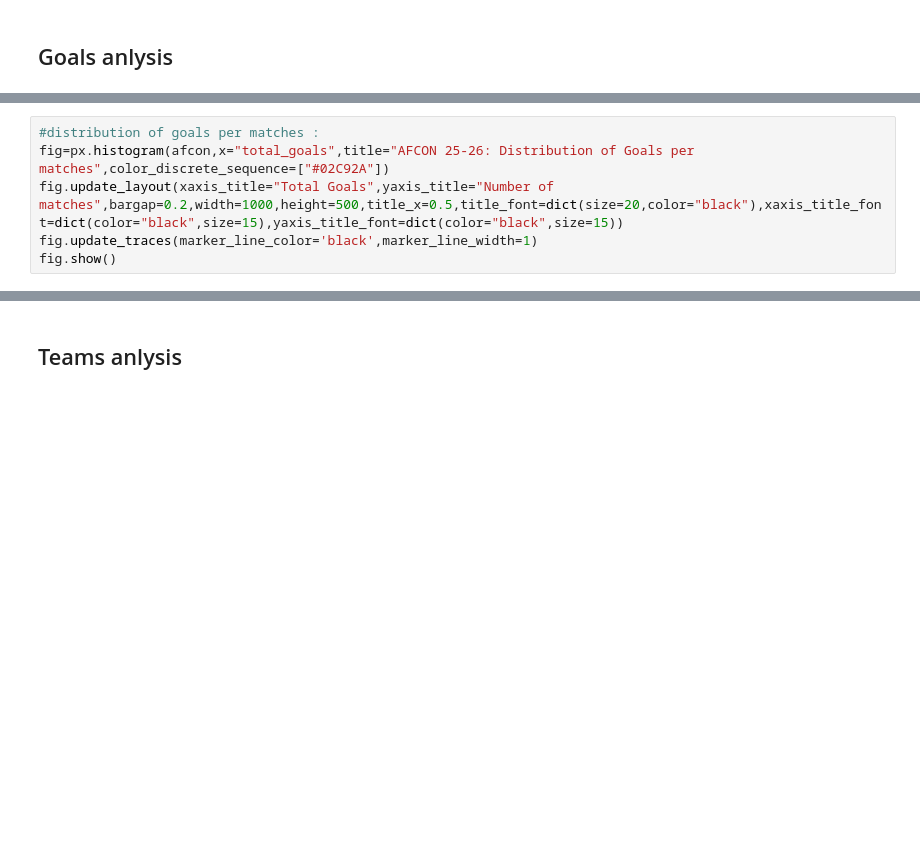
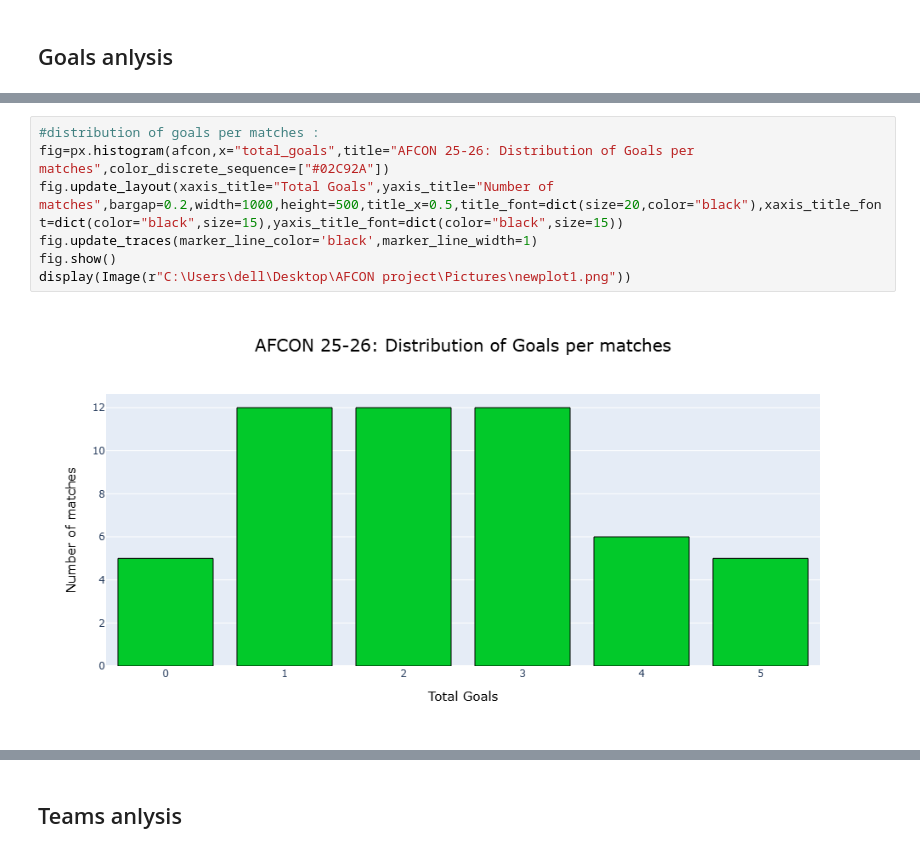
Before and after one commit to mohamederrahmouni/AFCON-Morocco-2025-2026-Analysis-And-visualizations, a Jupyter notebook: AFCON.ipynb, the cells around one changed output, grey strips where cells are left out. Drawn from its saved outputs; the diff is of its cells as text; blank space fills up the shorter version.

```diff
--- a/AFCON.ipynb
+++ b/AFCON.ipynb
@@ -281,9 +275,12 @@ display(Image("newplot.png"))
 # %%
 #distribution of goals per matches :
 fig=px.histogram(afcon,x="total_goals",title="AFCON 25-26: Distribution of Goals per matches",color_discrete_sequence=["#02C92A"])
 fig.update_layout(xaxis_title="Total Goals",yaxis_title="Number of matches",bargap=0.2,width=1000,height=500,title_x=0.5,title_font=dict(size=20,color="black"),xaxis_title_font=dict(color="black",size=15),yaxis_title_font=dict(color="black",size=15))
 fig.update_traces(marker_line_color='black',marker_line_width=1)
 fig.show()
+display(Image(r"C:\Users\dell\Desktop\AFCON project\Pictures\newplot1.png"))
+# %% [output]
+[figure, added]
 # %%
 # Distribution of goals in each stadiums :
 stadium_goals=afcon.groupby("stadium_name")["total_goals"].sum().sort_values()
```
Also changed, not shown: parts of 26 cells of this notebook, 20 other files.
